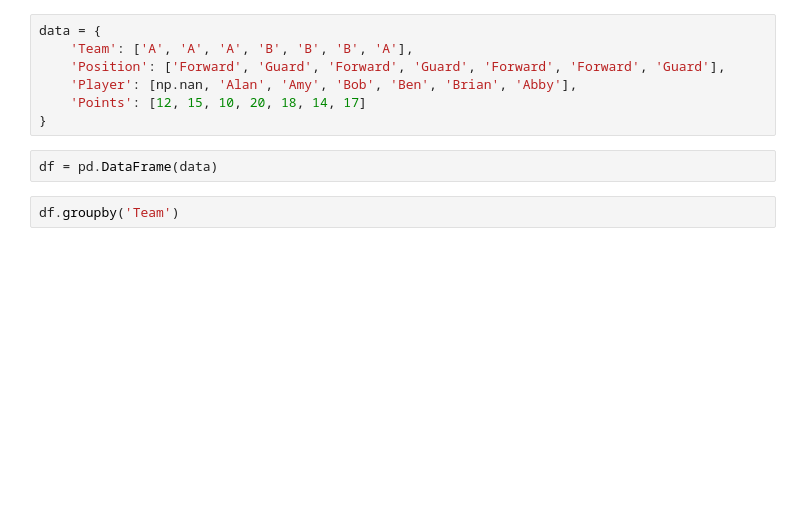
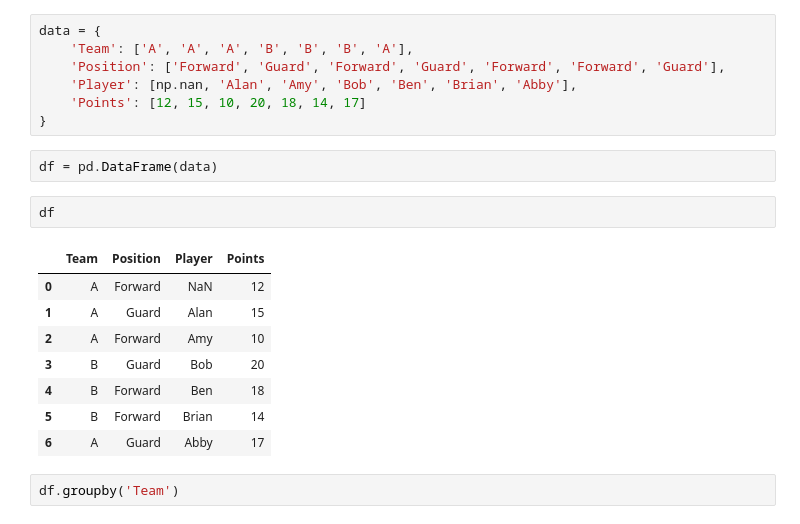
Before and after one commit to fateme-alk/learning, a Jupyter notebook: IBM_data_analysis/module1/IBM_data_analysis.ipynb, the cells around one changed output. Drawn from its saved outputs; the diff is of its cells as text; blank space fills up the shorter version.

```diff
--- a/IBM_data_analysis/module1/IBM_data_analysis.ipynb
+++ b/IBM_data_analysis/module1/IBM_data_analysis.ipynb
@@ -1141,6 +1161,17 @@ data = {
 }
 # %%
 df = pd.DataFrame(data)
+# %%
+df
+# %% [output]
+|  | Team | Position | Player | Points |
+| 0 | A | Forward | NaN | 12 |
+| 1 | A | Guard | Alan | 15 |
+| 2 | A | Forward | Amy | 10 |
+| 3 | B | Guard | Bob | 20 |
+| 4 | B | Forward | Ben | 18 |
+| 5 | B | Forward | Brian | 14 |
+| 6 | A | Guard | Abby | 17 |
 # %%
 df.groupby('Team')
 # %% [output]
```
Also changed, not shown: parts of 10 cells of this notebook.
